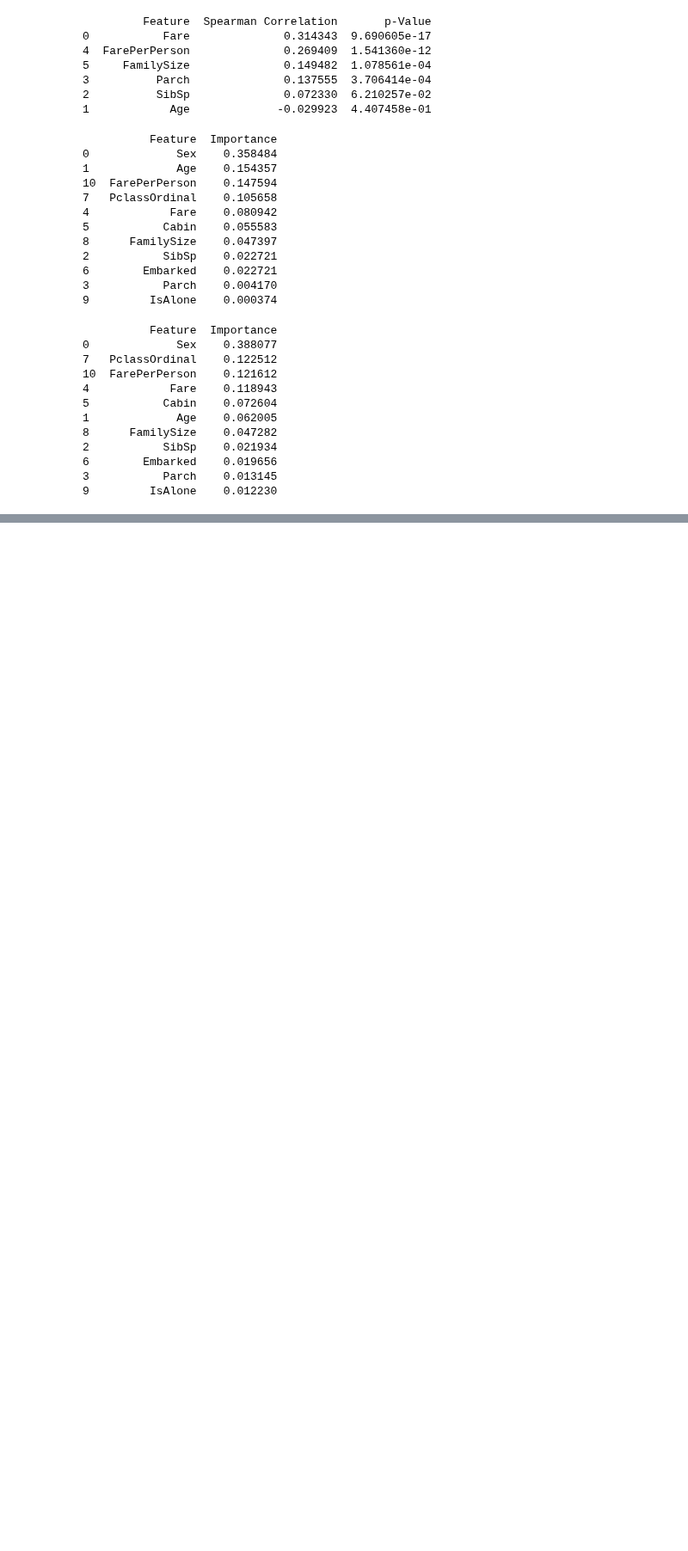
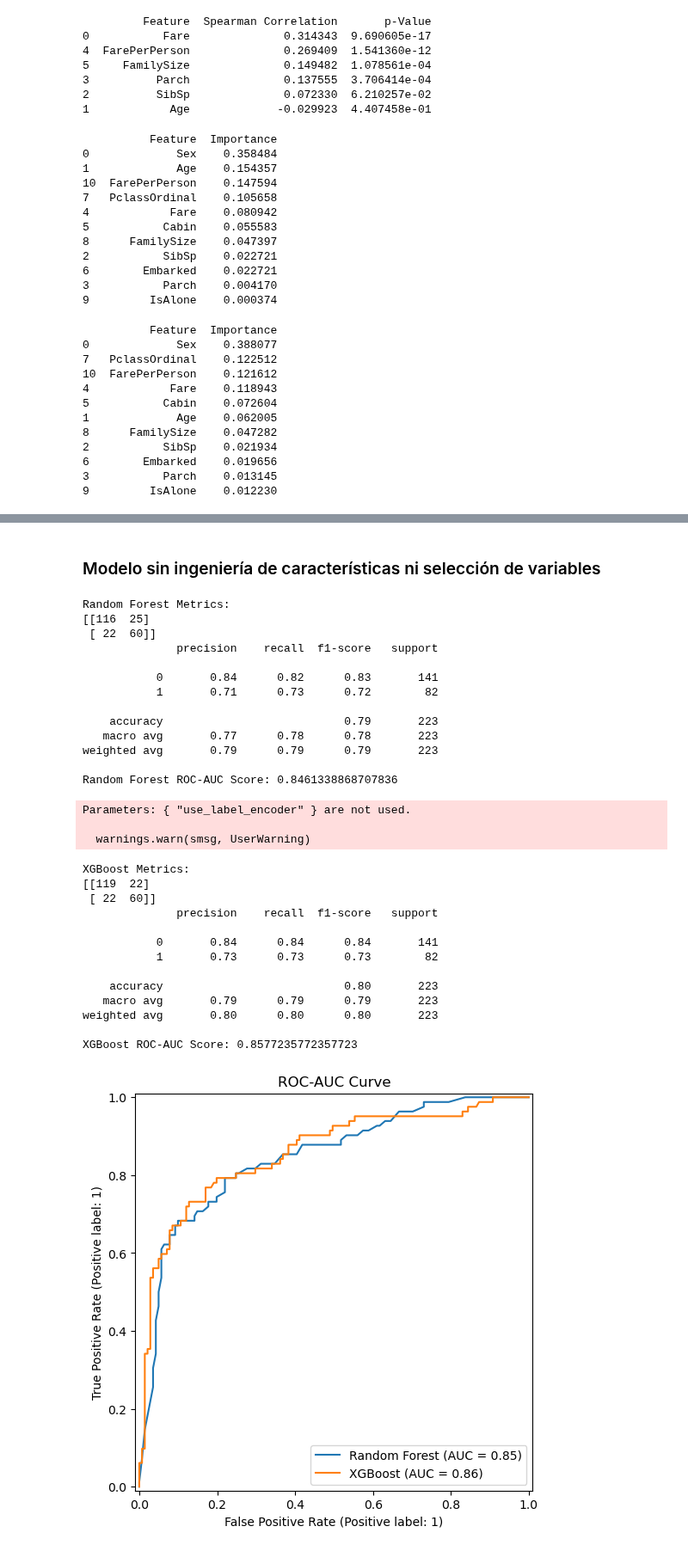
Before and after one commit to iair/mitic-data-science-team-1-septiembre-2024, a Jupyter notebook: mitic-data-science-team-1-septiembre-2024/advance-machine-learning/clases/clase 2 - ingenieria de caracteristicas.ipynb, the cells around one changed output, grey strips where cells are left out. Shown at 86% size. Drawn from its saved outputs; the diff is of its cells as text; code cells hidden in the pictures; blank space fills up the shorter version.

Commit message:
Comparación modelo con y sin ingeniería de características y selección de variables

```diff
--- a/mitic-data-science-team-1-septiembre-2024/advance-machine-learning/clases/clase 2 - ingenieria de caracteristicas.ipynb
+++ b/mitic-data-science-team-1-septiembre-2024/advance-machine-learning/clases/clase 2 - ingenieria de caracteristicas.ipynb
@@ -718,4 +721,4 @@ print(feature_importance_df)
 # %%
 # Drop columns that won't be used in modeling
-X_train_final = X_train.drop(['Embarked','IsAlone', 'SibSp','Parch','Fare','FamilySize'], axis=1)
-X_test_final = X_test.drop(['Embarked','IsAlone', 'SibSp','Parch','Fare','FamilySize'], axis=1)
+X_train_final = X_train.drop(['Embarked','IsAlone', 'SibSp','Parch','FamilySize','Fare'], axis=1)
+X_test_final = X_test.drop(['Embarked','IsAlone', 'SibSp','Parch','FamilySize','Fare'], axis=1)
@@ -782 +792,75 @@ Parameters: { "use_label_encoder" } are not used.
 [figure]
+# %% [markdown]
+### Modelo sin ingeniería de características ni selección de variables
+# %%
+# Drop columns that won't be used in modeling
+X_train_final = X_train.drop(['IsAlone','FarePerPerson','FamilySize'], axis=1)
+X_test_final = X_test.drop(['IsAlone','FarePerPerson','FamilySize'], axis=1)
+# %%
+# Train Random Forest Classifier
+rf_model = RandomForestClassifier(random_state=42)
+rf_model.fit(X_train_final, y_train)
+
+# Predict with Random Forest
+rf_pred = rf_model.predict(X_test_final)
+rf_pred_proba = rf_model.predict_proba(X_test_final)[:, 1]
+
+# Evaluate Random Forest
+print("Random Forest Metrics:")
+print(confusion_matrix(y_test, rf_pred))
+print(classification_report(y_test, rf_pred))
+rf_roc_auc = roc_auc_score(y_test, rf_pred_proba)
+print(f"Random Forest ROC-AUC Score: {rf_roc_auc}")
+
+# Train XGBoost Classifier with enable_categorical
+xgb_model = XGBClassifier(use_label_encoder=False, eval_metric='logloss', random_state=42, enable_categorical=True)
+xgb_model.fit(X_train_final, y_train)
+
+# Predict with XGBoost
+xgb_pred = xgb_model.predict(X_test_final)
+xgb_pred_proba = xgb_model.predict_proba(X_test_final)[:, 1]
+
+# Evaluate XGBoost
+print("\nXGBoost Metrics:")
+print(confusion_matrix(y_test, xgb_pred))
+print(classification_report(y_test, xgb_pred))
+xgb_roc_auc = roc_auc_score(y_test, xgb_pred_proba)
+print(f"XGBoost ROC-AUC Score: {xgb_roc_auc}")
+
+# Plot ROC-AUC Curve
+plt.figure(figsize=(10, 6))
+RocCurveDisplay.from_estimator(rf_model, X_test_final, y_test, name="Random Forest", ax=plt.gca())
+RocCurveDisplay.from_estimator(xgb_model, X_test_final, y_test, name="XGBoost", ax=plt.gca())
+plt.title("ROC-AUC Curve")
+plt.show()
+# %% [output]
+Random Forest Metrics:
+[[116  25]
+ [ 22  60]]
+              precision    recall  f1-score   support
+
+           0       0.84      0.82      0.83       141
+           1       0.71      0.73      0.72        82
+
+    accuracy                           0.79       223
+   macro avg       0.77      0.78      0.78       223
+weighted avg       0.79      0.79      0.79       223
+
+Random Forest ROC-AUC Score: 0.8461338868707836
+Parameters: { "use_label_encoder" } are not used.
+
+  warnings.warn(smsg, UserWarning)
+XGBoost Metrics:
+[[119  22]
+ [ 22  60]]
+              precision    recall  f1-score   support
+
+           0       0.84      0.84      0.84       141
+           1       0.73      0.73      0.73        82
+
+    accuracy                           0.80       223
+   macro avg       0.79      0.79      0.79       223
+weighted avg       0.80      0.80      0.80       223
+
+XGBoost ROC-AUC Score: 0.8577235772357723
+[figure, added]
```
Also changed, not shown: parts of 8 cells of this notebook.
